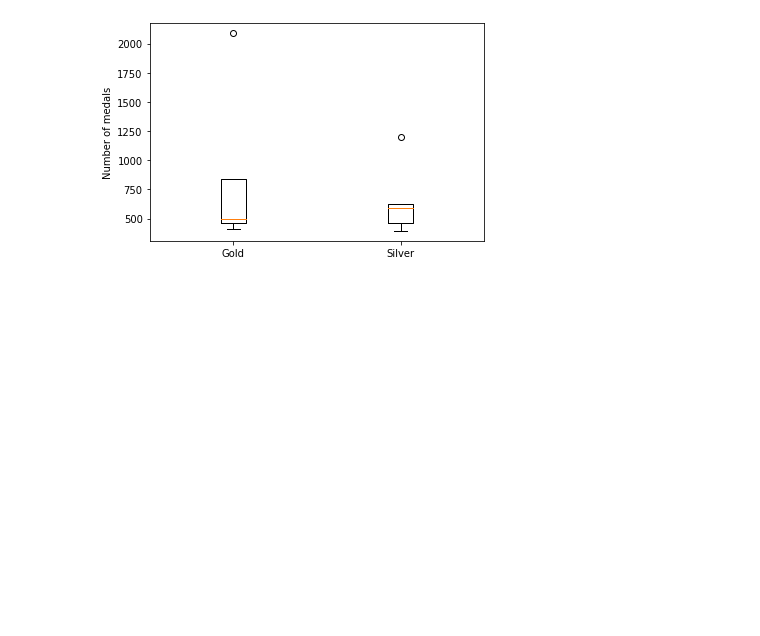
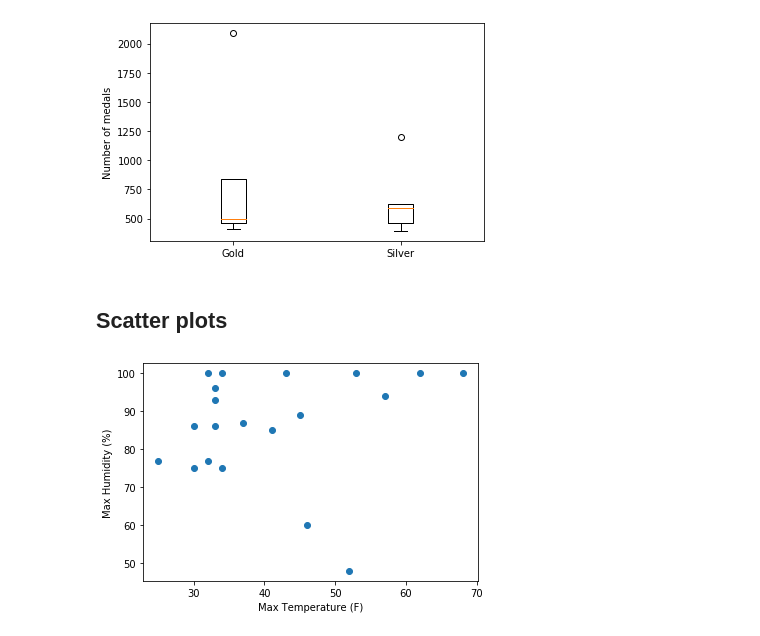
Before and after one commit to anupsam7/Python, a Jupyter notebook: Matplotlib/Quantitative_Analysis.ipynb, the cells around one changed output. Cells and saved outputs as stored; diff of their text form; code cells hidden in the pictures; blank space fills up the shorter version.

```diff
--- a/Matplotlib/Quantitative_Analysis.ipynb
+++ b/Matplotlib/Quantitative_Analysis.ipynb
@@ -121,3 +130,16 @@ ax.set_ylabel('Number of medals')
 plt.show()
 # %% [output]
 [figure]
+# %% [markdown]
+## Scatter plots
+# %%
+fig,ax = plt.subplots()
+
+ax.scatter(pitts1['Max TemperatureF'],pitts1['Max Humidity'])
+
+ax.set_xlabel('Max Temperature (F)')
+ax.set_ylabel('Max Humidity (%)')
+
+plt.show()
+# %% [output]
+[figure, added]
```
Also changed, not shown: parts of 12 cells of this notebook.
